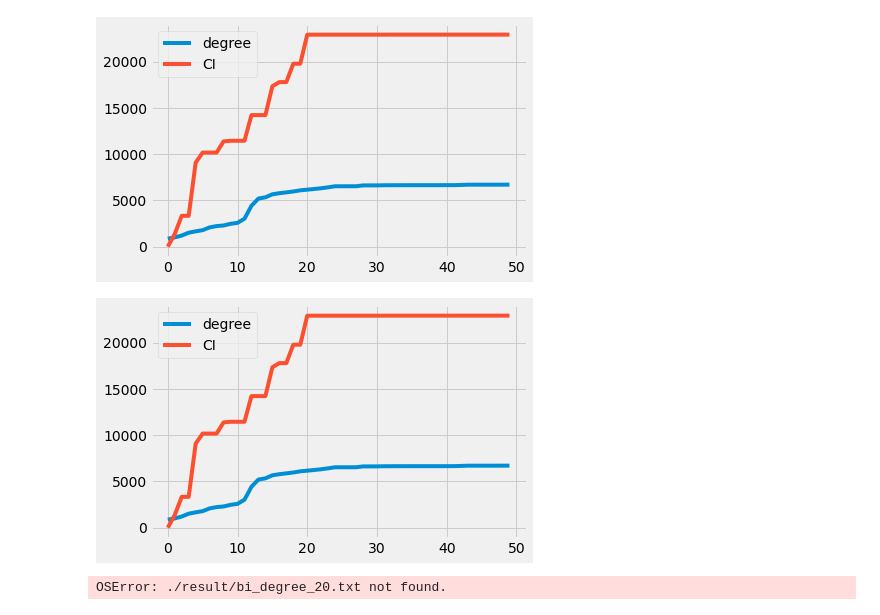
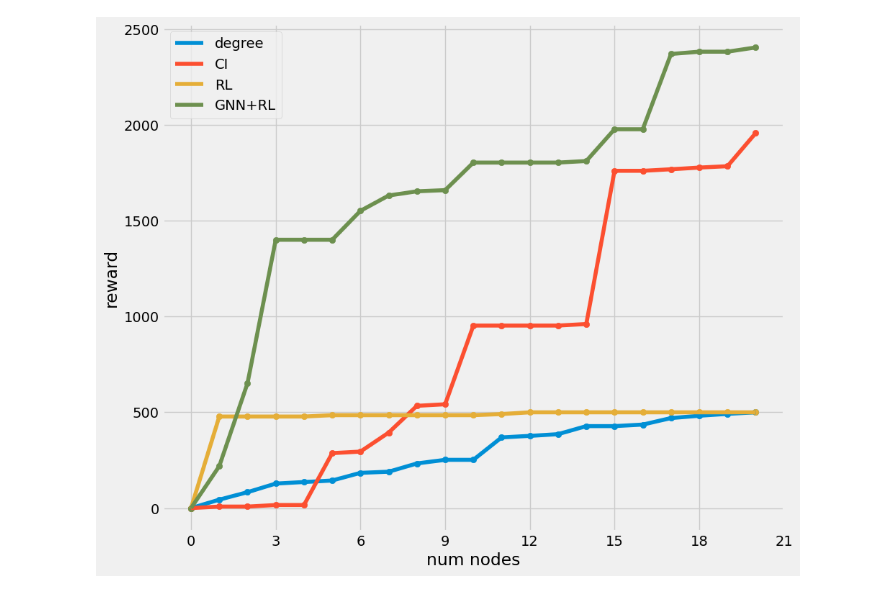
Before and after one commit to xiaohu-art/KDD, a Jupyter notebook: draw.ipynb, the cells around one changed output. Cells and saved outputs as stored; diff of their text form; code cells hidden in the pictures.

```diff
--- a/draw.ipynb
+++ b/draw.ipynb
@@ -2,21 +2,3 @@
 import matplotlib.pyplot as plt
 import numpy as np
 from matplotlib.ticker import MaxNLocator
-# %%
-
-data1 = np.loadtxt('tra_result_rdn.txt')
-data2 = np.loadtxt('tra_result_ptr.txt')
-data3 = np.loadtxt('data/road/ANC_CI.txt')
-data4 = np.loadtxt('data/road/ANC_degree.txt')
-x = range(21)
-plt.plot(x[1:],data1[:20,1],label = 'random feature')
-plt.plot(x[1:],data2[:20,1],label = 'pretrain feature')
-plt.plot(x[1:],data3[:20],label = 'CI')
-plt.plot(x[1:],data4[:20],label = 'degree')
-plt.style.use('fivethirtyeight')
-plt.xlabel('node num')
-plt.ylabel('ANC')
-plt.legend()
-plt.tight_layout()
-plt.savefig('data/road/compare_anc_3.jpg',dpi = 200)
-plt.show()
@@ -77,56 +42,25 @@ plt.show()
 # %%
-data1 = np.loadtxt('./result/degree_25_25.txt')
-data2 = np.loadtxt('./result/CI_25_25.txt')
-data3 = np.loadtxt('./result/bi_result_rdn.txt')
-data4 = np.loadtxt('./result/bi_result_ptr.txt')
+data1 = np.loadtxt('./result/destroyed_road/degree_destroyed_roads.txt')
+data2 = np.loadtxt('./result/destroyed_road/CI_destroyed_roads.txt')
+data3 = np.loadtxt('./result/destroyed_road/bi_rdn_destroyed_roads.txt')
+data4 = np.loadtxt('./result/destroyed_road/bi_ptr_destroyed_roads.txt')
+plt.figure(figsize=(10,8))
 
 plt.style.use('fivethirtyeight')
 plt.plot(range(len(data1)),data1, label='degree')
 plt.plot(range(len(data2)),data2, label='CI')
-# plt.plot(range(len(data3)),data3, label='rdn')
-# plt.plot(range(len(data4)),data4, label='ptr')
+plt.plot(range(len(data3)),data3, label='RL')
+plt.plot(range(len(data4)),data4, label='GNN+RL')
+plt.scatter(range(len(data1)),data1)
+plt.scatter(range(len(data2)),data2)
+plt.scatter(range(len(data3)),data3)
+plt.scatter(range(len(data4)),data4)
 plt.xlabel('num nodes')
 plt.ylabel('reward')
+plt.gca().xaxis.set_major_locator(MaxNLocator(integer=True))
+plt.tight_layout()
 plt.legend()
+plt.savefig('./result/graph/compare3.jpg', dpi=200)
 plt.show()
 # %% [output]
-[figure, old version]
+[figure, new version]
-# %%
-data1 = np.loadtxt('./result/degree_25_25.txt')
-data2 = np.loadtxt('./result/CI_25_25.txt')
-data3 = np.loadtxt('./result/bi_result_rdn.txt')
-data4 = np.loadtxt('./result/bi_result_ptr.txt')
-# plt.figure(figsize=(8,8))
-plt.style.use('fivethirtyeight')
-plt.plot(range(len(data1)),data1, label='degree')
-plt.plot(range(len(data2)),data2, label='CI')
-# plt.plot(range(len(data3)),data3, label='rdn')
-# plt.plot(range(len(data4)),data4, label='ptr')
-plt.legend()
-plt.show()
-# %% [output]
-[figure, removed]
-# %%
-data1 = np.loadtxt('./result/bi_degree_20.txt')
-data2 = np.loadtxt('./result/bi_CI_20.txt')
-data3 = np.loadtxt('./result/bi_result_rdn.txt')
-data4 = np.loadtxt('./result/bi_result_ptr.txt')
-plt.figure(figsize=(8,8))
-plt.style.use('fivethirtyeight')
-plt.plot(range(len(data1)),data1, label='all_degree')
-plt.plot(range(len(data2)),data2, label='all_CI')
-plt.plot(range(len(data3)),data3, label='RL')
-plt.plot(range(len(data4)),data4, label='GNN+RL')
-plt.scatter(range(len(data1)),data1)
-plt.scatter(range(len(data2)),data2)
-plt.scatter(range(len(data3)),data3)
-plt.scatter(range(len(data4)),data4)
-plt.xlabel('num nodes')
-plt.ylabel('reward')
-plt.gca().xaxis.set_major_locator(MaxNLocator(integer=True))
-plt.tight_layout()
-plt.legend()
-# plt.savefig('./result/bi_compare.jpg',dpi=200)
-plt.show()
-# %% [output]
-OSError: ./result/bi_degree_20.txt not found.
```
Also changed, not shown: parts of 11 cells of this notebook, 32 other files.
